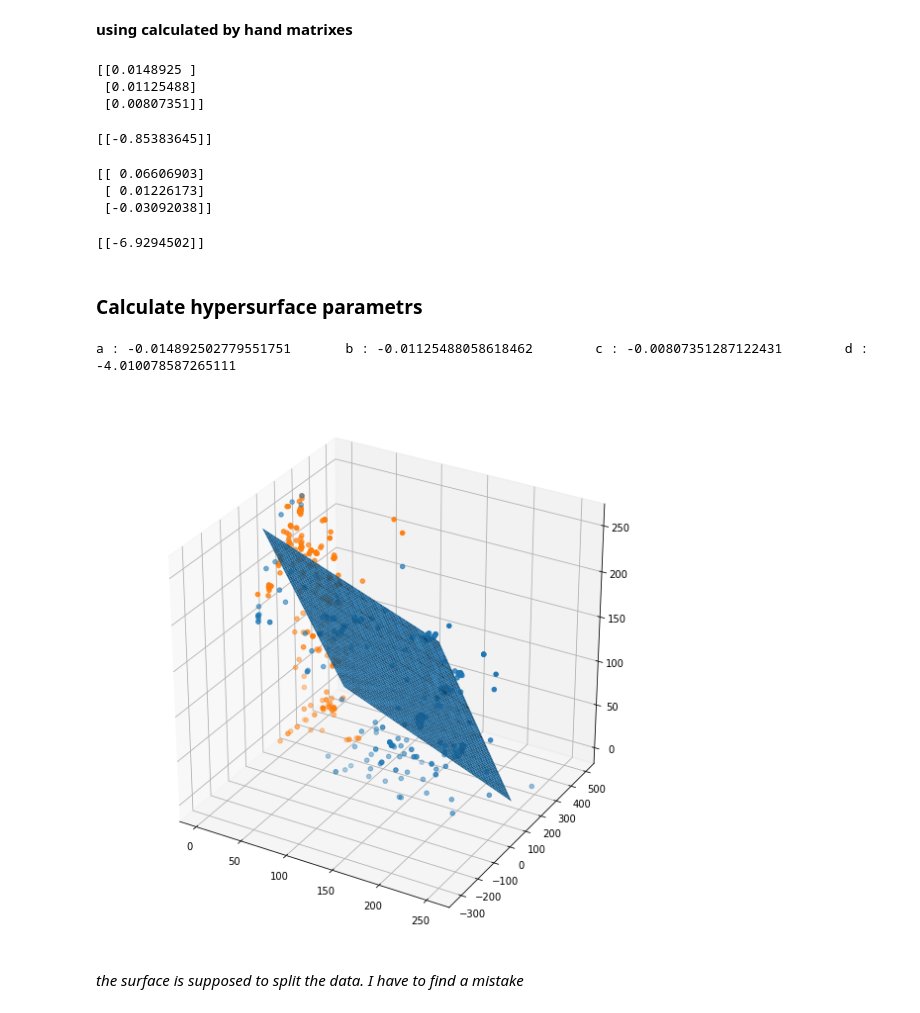
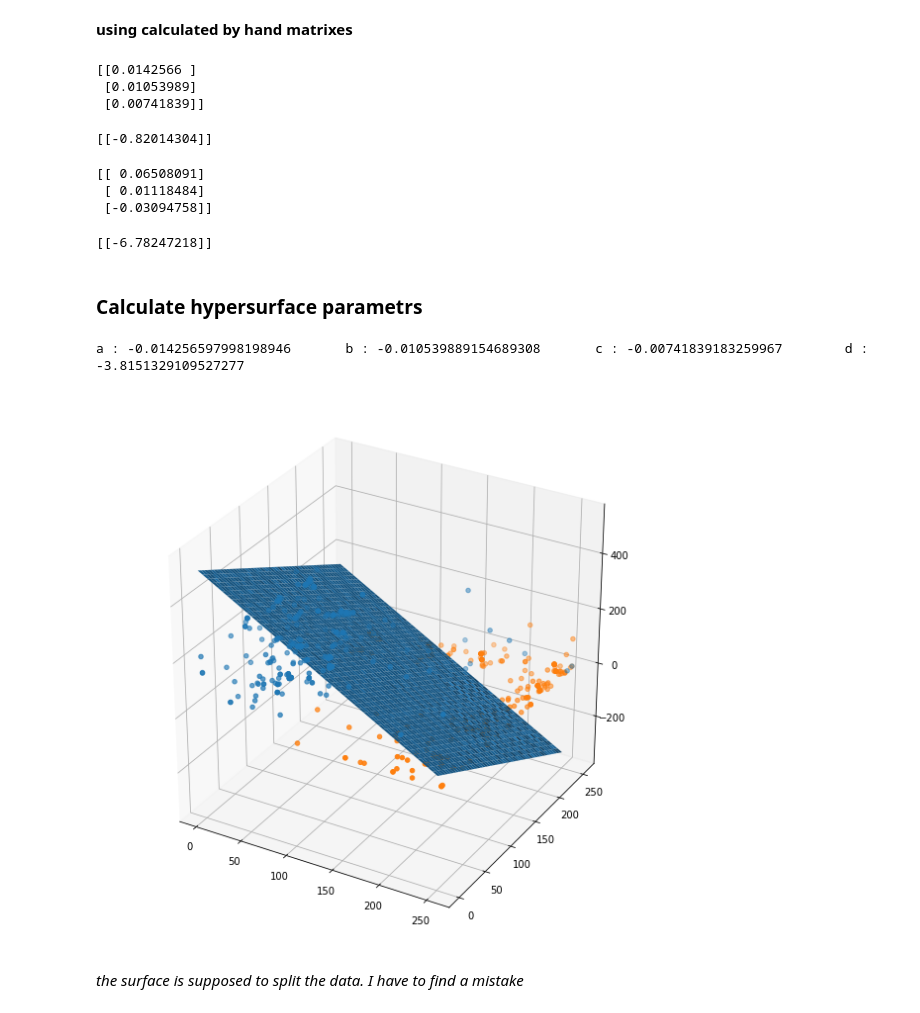
Before and after one commit to robertjankowski/ph-recognition, a Jupyter notebook: binary_classification.ipynb, the cells around one changed output. Saved outputs shown, nothing was run; the diff lists cells and outputs as text; code cells hidden in the pictures.

```diff
--- a/binary_classification.ipynb
+++ b/binary_classification.ipynb
@@ -11,7 +11,7 @@ warnings.filterwarnings("ignore", category=sklearn.exceptions.UndefinedMetricWar
 from importlib import reload
 %matplotlib inline
 # %%
-df = LoadData(37).load_data()
+df = LoadData(41).load_data()
 df = shuffle(df)
 df.head()
 # %% [output]
@@ -271,29 +272,29 @@ hat_a = np.linalg.pinv(W)
 hat_a = hat_a.dot(m_acid_matrix.T - m_base_matrix.T)
 print(hat_a)
 # %% [output]
-[[0.0148925 ]
- [0.01125488]
- [0.00807351]]
+[[0.0142566 ]
+ [0.01053989]
+ [0.00741839]]
 # %%
 b = - 0.5 * hat_a.T
 b = b.dot(m_acid_matrix.T - m_base_matrix.T)
 print(b)
 # %% [output]
-[[-0.85383645]]
+[[-0.82014304]]
 # %%
 hat_a_pd = pd.DataFrame(np.linalg.pinv(W_pd.values), W_pd.columns, W_pd.index).as_matrix()
 hat_a_pd = hat_a_pd.dot(m_acid_matrix.T - m_base_matrix.T)
 print(hat_a_pd)
 # %% [output]
-[[ 0.06606903]
- [ 0.01226173]
- [-0.03092038]]
+[[ 0.06508091]
+ [ 0.01118484]
+ [-0.03094758]]
 # %%
 b_pd = - 0.5 * hat_a_pd.T
 b_pd = b_pd.dot(m_acid_matrix.T - m_base_matrix.T)
 print(b_pd)
 # %% [output]
-[[-6.9294502]]
+[[-6.78247218]]
 # %% [markdown]
 ### Calculate hypersurface parametrs
 # %%
@@ -303,38 +304,38 @@ hyper_b = ((m_base_matrix - m_acid_matrix) * np.linalg.inv(W)).item(1)
 hyper_c = ((m_base_matrix - m_acid_matrix) * np.linalg.inv(W)).item(2)
 print("a : {}\tb : {}\tc : {}\td : {}".format(hyper_a, hyper_b, hyper_c, hyper_d))
 # %% [output]
-a : -0.014892502779551751       b : -0.01125488058618462        c : -0.00807351287122431        d : -4.010078587265111
+a : -0.014256597998198946       b : -0.010539889154689308       c : -0.00741839183259967        d : -3.8151329109527277
 # %%
 from mpl_toolkits.mplot3d import Axes3D
 import matplotlib.animation as animation
 import os
 
 def rotate(angle):
     ax.view_init(azim=angle)
 
 fig = plt.figure(figsize=(10,10))
 ax = fig.add_subplot(111,projection='3d')
 
-x = np.linspace(0,250)
-y = np.linspace(0,250)
+x = np.linspace(0, 250)
+y = np.linspace(0, 250)
 
 X,Y = np.meshgrid(x,y)
 Z = (-hyper_a*X - hyper_b*Y + hyper_d) * (1. / hyper_c)
 
 # plot the surface
-ax.plot_surface(Y, Z, X) # use in animation
-ax.scatter(df[df['class'] == 1]['blue'],
-    df[df['class'] == 1]['red'],
-    df[df['class'] == 1]['green'])
-ax.scatter(df[df['class'] == 0]['blue'],
-    df[df['class'] == 0]['red'],
-    df[df['class'] == 0]['green'])
+ax.plot_surface(X, Y, Z) # use in animation
+ax.scatter(df[df['class'] == 1]['red'],
+    df[df['class'] == 1]['green'],
+    df[df['class'] == 1]['blue'])
+ax.scatter(df[df['class'] == 0]['red'],
+    df[df['class'] == 0]['green'],
+    df[df['class'] == 0]['blue'])
 # plt.axis('off')
 # rot_animation = animation.FuncAnimation(fig, rotate, frames=np.arange(0,362,2),interval=100)
 # rot_animation.save('rotation1.gif', dpi=80, writer='imagemagick')
 plt.show()
 # %% [output]
-[figure, old version]
+[figure, new version]
 # %% [markdown]
 *the surface is supposed to split the data. I have to find a mistake*
 # %%
```
Also changed, not shown: parts of 48 cells of this notebook.
